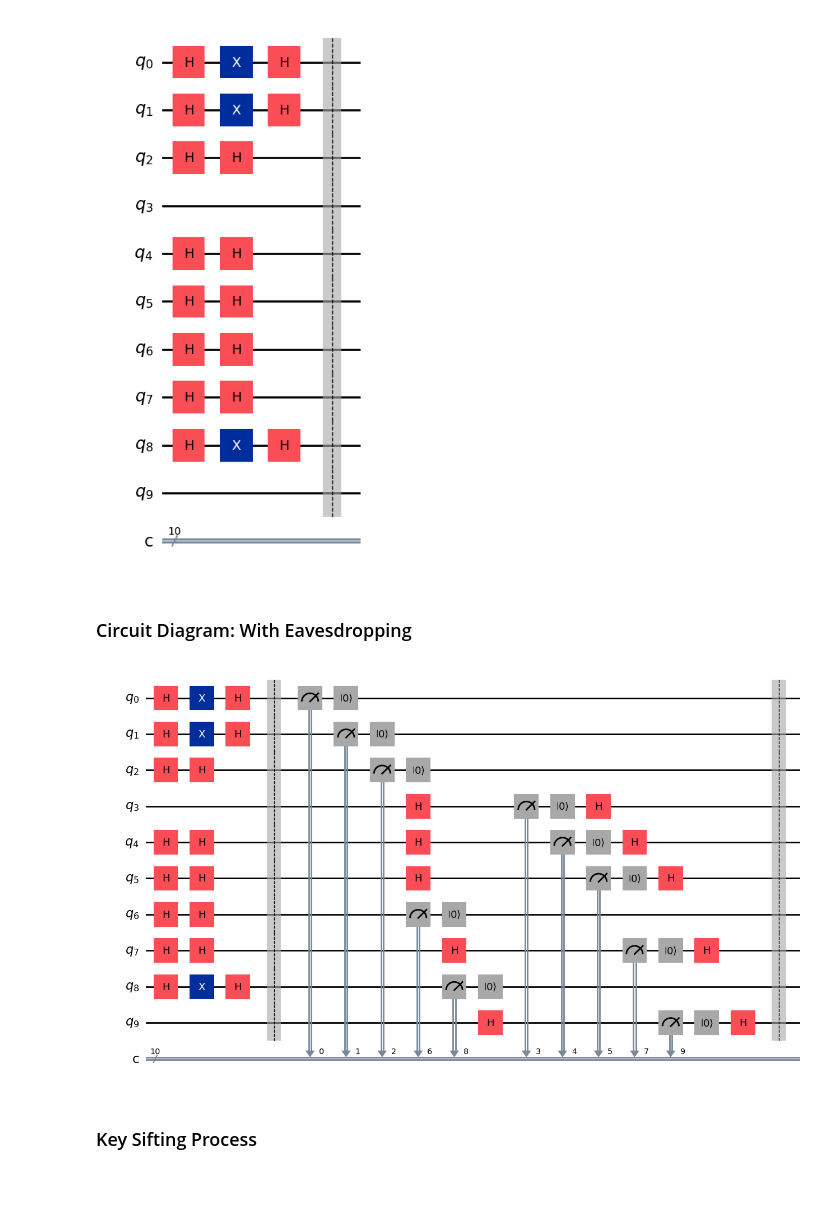
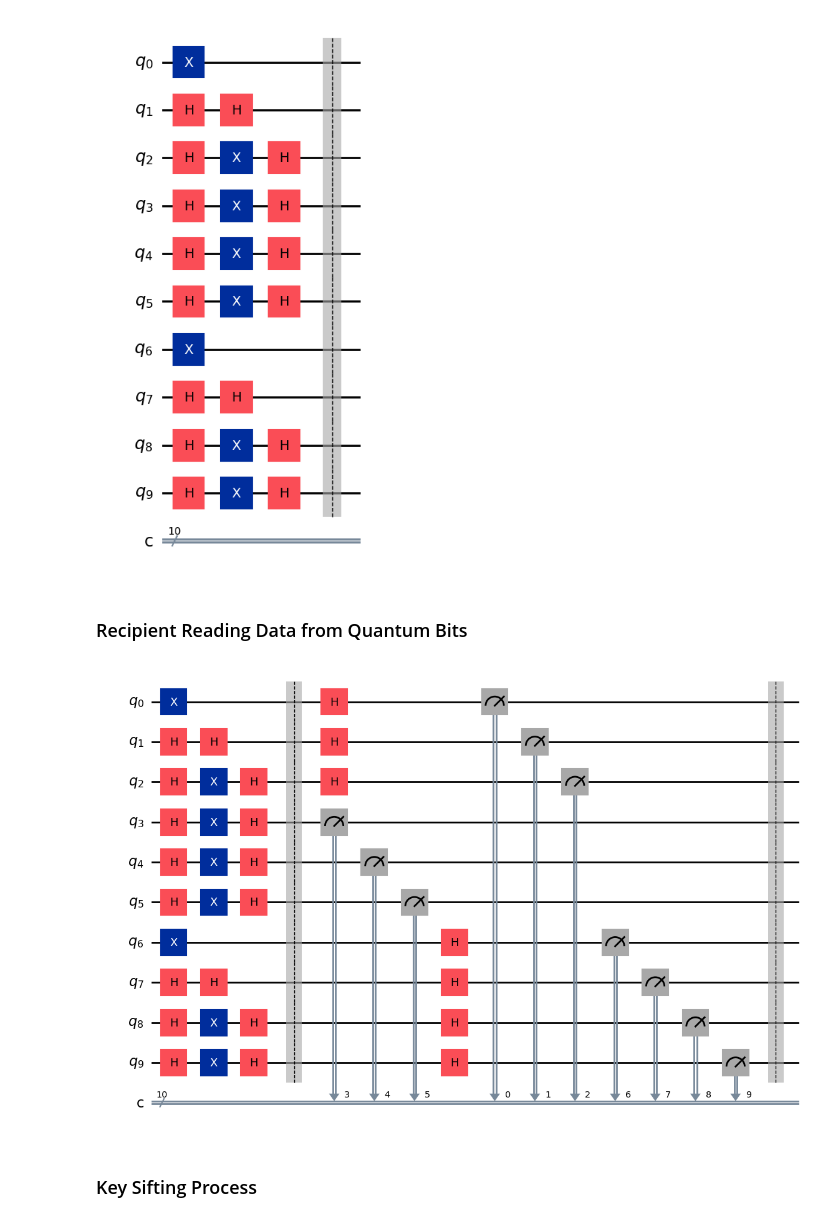
Before and after one commit to Entropyxz/BB84-Protocol, a Jupyter notebook: BB84.ipynb, the cells around one changed output. Cells and saved outputs as stored; diff of their text form; code cells hidden in the pictures; blank space fills up the shorter version.

Commit message:
Added print statements to show the values of bits changing after measurement Added a control sim to show what happens when an eavesdropper is not present

```diff
--- a/BB84.ipynb
+++ b/BB84.ipynb
@@ -54,6 +54,11 @@ def measure_in_bases(qc, bases):
         if base == 1:  # If the base is 1, apply a Hadamard gate before measurement to measure in the Hadamard basis.
             qc.h(i)
         qc.measure(i, i)  # Measure the qubit and store the result in the corresponding classical bit.
+    qc.barrier()
+
+def visualize_measure_in_bases(qc):
+    display(Markdown("### Recipient Reading Data from Quantum Bits"))
+    display(qc.draw(output='mpl'))  # Draw and display the circuit with eavesdropping using Matplotlib.
 
 # A function to simulate eavesdropping in the circuit, representing an interception of qubits by an outside party.
 def eavesdrop(qc, num_qubits):
@@ -99,35 +104,91 @@ def sift_and_visualize(bits, bases, bob_bases):
     print("Sifted key:", sifted_key)  # Print the sifted key.
     return sifted_key  # Return the sifted key.
 
+# this is mostly for visualization purposes so that the output can look nicer
+def string_to_bit_array(bits):
+    result = "["
+    for i, character in enumerate(bits):
+        result += character
+        if i!=len(bits)-1:
+            result += " "
+    result += "]"
+    return result
+
+# SIM WITHOUT EAVESDROPPING
+
+# Set up the simulation parameters: number of qubits and random bits and bases for Alice and Bob.
+num_qubits = 10
+alice_bits = np.random.randint(2, size=num_qubits)
+alice_bases = np.random.randint(2, size=num_qubits)
+bob_bases = np.random.randint(2, size=num_qubits)
+
+# Create and visualize the BB84 circuit
+bb84_circ, bits, bases = create_bb84_circuit(alice_bits, alice_bases)
+visualize_qubit_creation(bb84_circ)  # Visualize the state of the qubits after creation.
+measure_in_bases(bb84_circ, bob_bases)  # Measure the qubits based on Bob's chosen bases.
+visualize_measure_in_bases(bb84_circ) # Visualize Bob measuring the bits to read the data
+
+# Simulate the quantum circuit and obtain the results of the measurement.
+compiled_circuit = transpile(bb84_circ, simulator)  # Prepare the circuit for simulation.
+job = simulator.run(compiled_circuit, shots=1)  # Run the simulation with one shot.
+result = job.result()  # Retrieve the results from the simulation.
+counts = result.get_counts(bb84_circ)  # Get the counts of measurement outcomes.
+
+# Visualization and analysis of the simulation results.
+plot_histogram(counts)  # Plot a histogram of the measurement outcomes.
+sifted_key = sift_and_visualize(bits, bases, bob_bases)  # Sift the key and visualize the process.
+
+print("Initial bits:        ", bits)
+print("Final bits:          ", string_to_bit_array(list(counts.keys())[0]))
+
+# SIM WITH EAVESDROPPING
+
 # Set up the simulation parameters: number of qubits and random bits and bases for Alice and Bob.
 num_qubits = 10
 alice_bits = np.random.randint(2, size=num_qubits)
 alice_bases = np.random.randint(2, size=num_qubits)
 bob_bases = np.random.randint(2, size=num_qubits)
 
 # Create the BB84 circuit and add the eavesdropping sequence to it.
 bb84_circ, bits, bases = create_bb84_circuit(alice_bits, alice_bases)
 visualize_qubit_creation(bb84_circ)  # Visualize the state of the qubits after creation.
 eve_bases = eavesdrop(bb84_circ, num_qubits)  # Simulate Eve's interception and eavesdropping.
 visualize_eavesdropping(bb84_circ)  # Visualize the circuit with eavesdropping.
-measure_in_bases(bb84_circ, bob_bases)  # Measure the qubits based on Bob's chosen bases.
 
 # Simulate the quantum circuit and obtain the results of the measurement.
 compiled_circuit = transpile(bb84_circ, simulator)  # Prepare the circuit for simulation.
 job = simulator.run(compiled_circuit, shots=1)  # Run the simulation with one shot.
 result = job.result()  # Retrieve the results from the simulation.
 counts = result.get_counts(bb84_circ)  # Get the counts of measurement outcomes.
+bits_after_eavesdropping = string_to_bit_array(list(counts.keys())[0])
+
+print("Initial Bits:        ", bits)
+print("After Eavesdropping: ", bits_after_eavesdropping)
+
+# Now Bob reads from the modified bits
+measure_in_bases(bb84_circ, bob_bases)  # Measure the qubits based on Bob's chosen bases.
+visualize_measure_in_bases(bb84_circ) # Visualize Bob measuring the bits to read the data
+
+# Simulate the quantum circuit and obtain the results of the measurement.
+compiled_circuit = transpile(bb84_circ, simulator)  # Prepare the circuit for simulation.
+job = simulator.run(compiled_circuit, shots=1)  # Run the simulation with one shot.
+result = job.result()  # Retrieve the results from the simulation.
+counts = result.get_counts(bb84_circ)  # Get the counts of measurement outcomes.
+
+print("Initial Bits:        ", bits)
+print("After Eavesdropping: ", bits_after_eavesdropping)
+print("Final bits:          ", string_to_bit_array(list(counts.keys())[0]))
 
 # Visualization and analysis of the simulation results.
 plot_histogram(counts)  # Plot a histogram of the measurement outcomes.
 sifted_key = sift_and_visualize(bits, bases, bob_bases)  # Sift the key and visualize the process.
 
 # Conclude the demonstration with a check for eavesdropping.
 display(Markdown("### Conclusion"))
 print("Eavesdropping detected:", np.any(alice_bases != eve_bases))  # Check and print if eavesdropping was detected.
 # %% [output]
 ### Circuit Diagram: Qubit State After Creation
-[figure, old version]
+[figure, new version]
-### Circuit Diagram: With Eavesdropping
+### Recipient Reading Data from Quantum Bits
-[figure, old version]
+[figure, new version]
 ### Key Sifting Process
```
Also changed, not shown: parts of 1 cell of this notebook.
